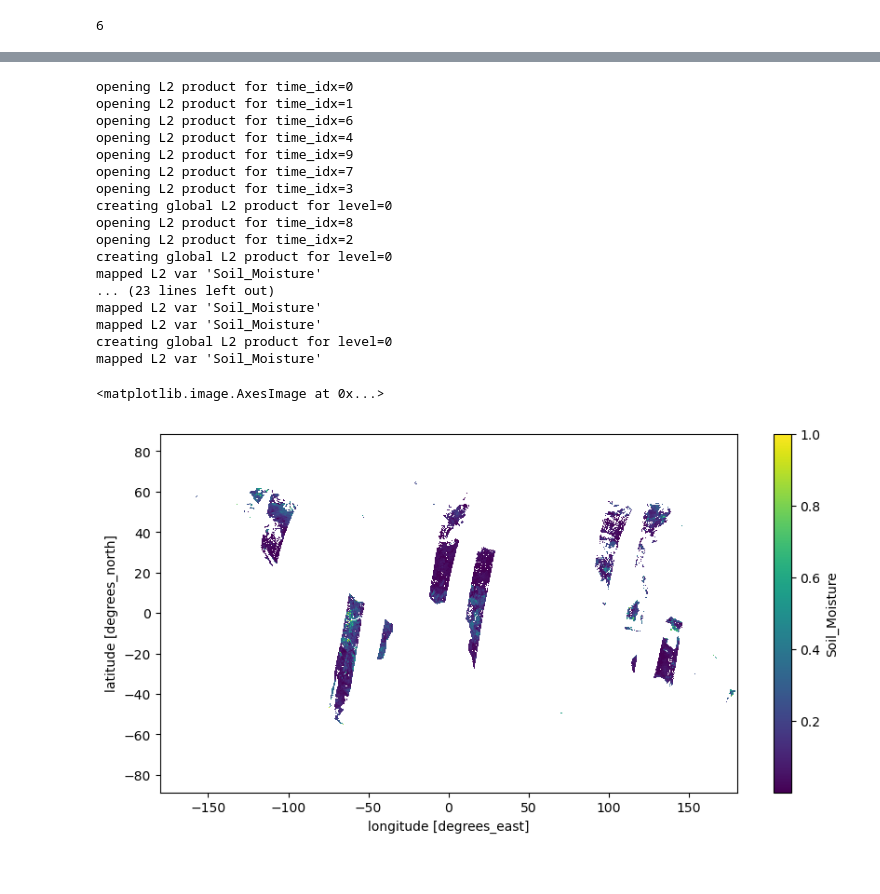
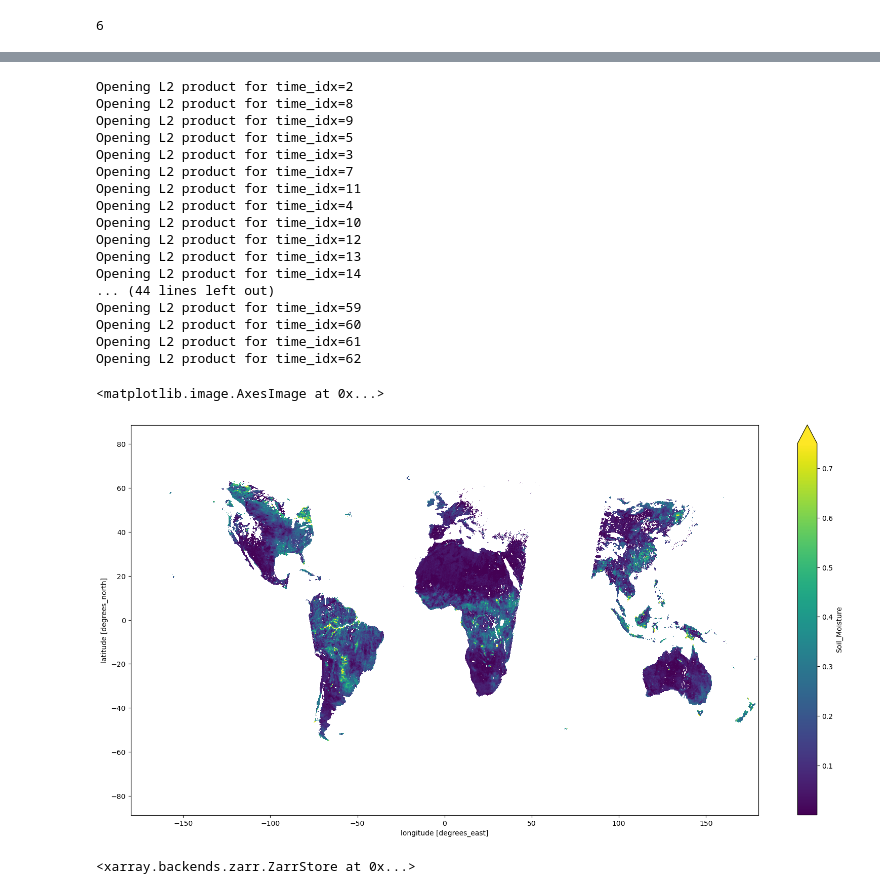
Before and after one commit to xcube-dev/xcube-smos, a Jupyter notebook: notebooks/demo-store.ipynb, the cells around one changed output, grey strips where cells are left out. Drawn from its saved outputs; the diff is of its cells as text; code cells hidden in the pictures.

Commit message:
using the cache

```diff
--- a/notebooks/demo-store.ipynb
+++ b/notebooks/demo-store.ipynb
@@ -36,5 +36,8 @@ store.get_data_opener_ids()
 # %% [output]
 ('dataset:zarr:smos', 'mldataset:zarr:smos')
 # %%
-mlds = store.open_data("SMOS-L2C-SM", opener_id="mldataset:zarr:smos", time_range=("2023-05-01", "2023-05-02"))
+mlds = store.open_data("SMOS-L2C-SM",
+                       opener_id="mldataset:zarr:smos",
+                       time_range=("2023-05-01", "2023-05-06"),
+                       l2_product_cache_size=128)
 # %% [output]
@@ -171,28 +170,28 @@ mapped L2 var 'Soil_Moisture'
 # %%timeit -n 1 -r 1
 result = ds.Soil_Moisture.mean("time").compute()
 # %% [output]
-opening L2 product for time_idx=0
-opening L2 product for time_idx=1
-opening L2 product for time_idx=6
-opening L2 product for time_idx=4
-opening L2 product for time_idx=9
-opening L2 product for time_idx=7
-opening L2 product for time_idx=3
-creating global L2 product for level=0
-opening L2 product for time_idx=8
-opening L2 product for time_idx=2
-creating global L2 product for level=0
-mapped L2 var 'Soil_Moisture'
-... (23 lines left out)
-mapped L2 var 'Soil_Moisture'
-mapped L2 var 'Soil_Moisture'
-creating global L2 product for level=0
-mapped L2 var 'Soil_Moisture'
+Opening L2 product for time_idx=2
+Opening L2 product for time_idx=8
+Opening L2 product for time_idx=9
+Opening L2 product for time_idx=5
+Opening L2 product for time_idx=3
+Opening L2 product for time_idx=7
+Opening L2 product for time_idx=11
+Opening L2 product for time_idx=4
+Opening L2 product for time_idx=10
+Opening L2 product for time_idx=12
+Opening L2 product for time_idx=13
+Opening L2 product for time_idx=14
+... (44 lines left out)
+Opening L2 product for time_idx=59
+Opening L2 product for time_idx=60
+Opening L2 product for time_idx=61
+Opening L2 product for time_idx=62
 # %%
-result.plot.imshow(figsize=(10, 5))
+result.plot.imshow(figsize=(20, 10), vmax=0.75)
 # %% [output]
 <matplotlib.image.AxesImage at 0x...>
-[figure, old version]
+[figure, new version]
 # %%
 #for name, var in ds.variables.items():
 #    display(name, var.encoding)
@@ -205,2 +205,4 @@ for v in ds_rechunked.variables.values():
 # %%
-#ds_rechunked.to_zarr("smos.zarr", mode="w")
+ds_rechunked.to_zarr("smos.zarr", mode="w")
+# %% [output]
+<xarray.backends.zarr.ZarrStore at 0x...>
```
Also changed, not shown: parts of 14 cells of this notebook, 5 other files.
